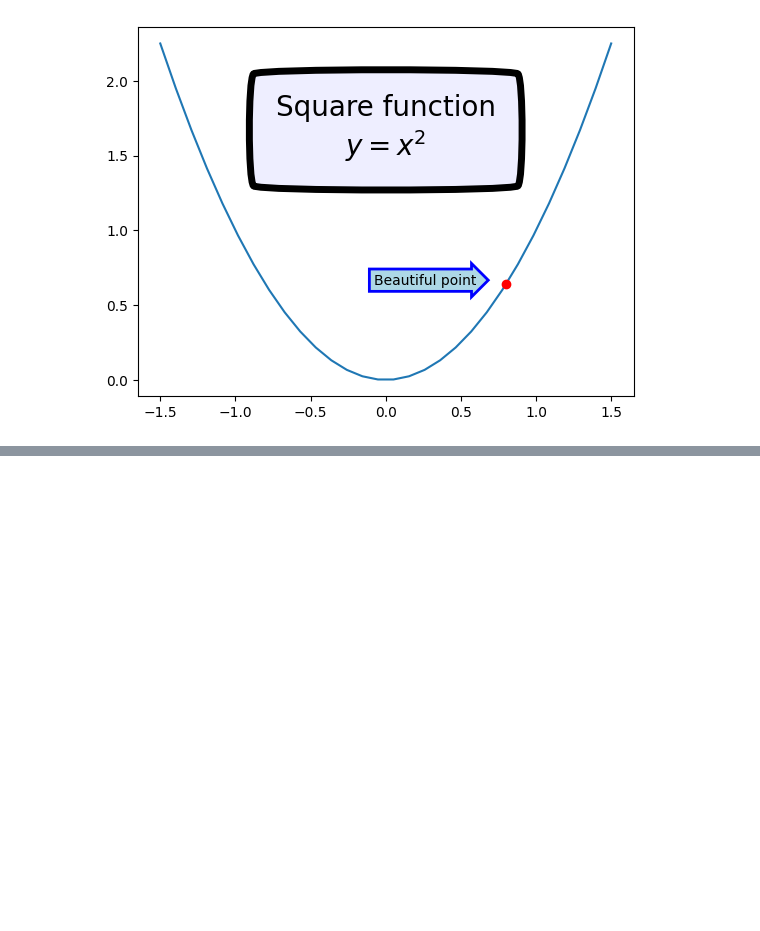
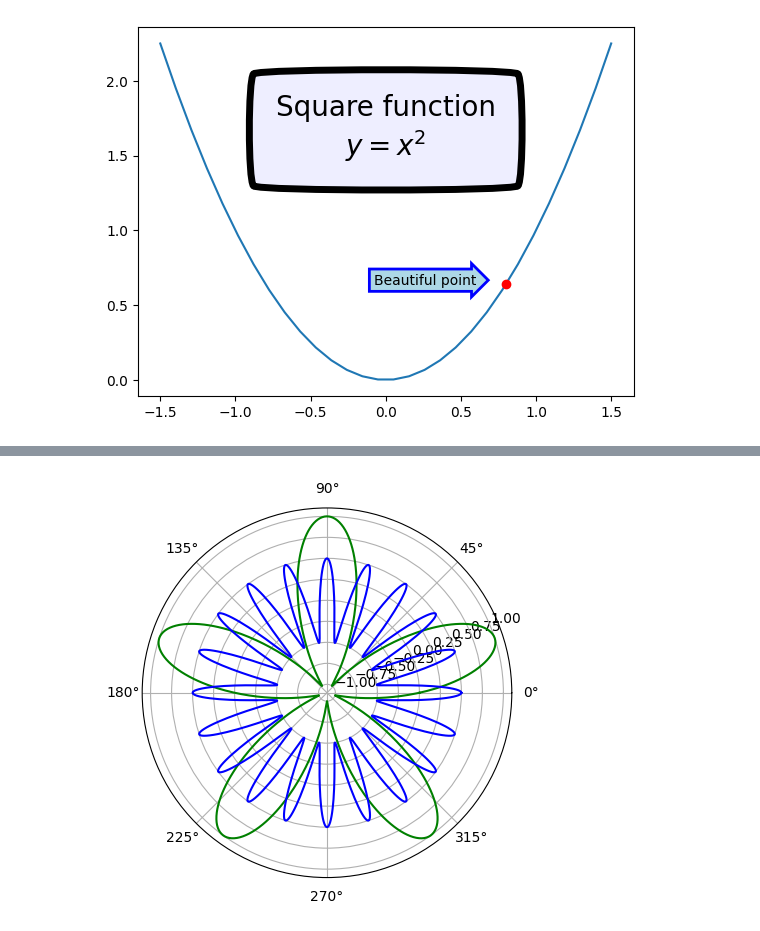
Before and after one commit to carlos19960601/mlnotes, a Jupyter notebook: hands-on-editionv3/matplotlib.ipynb, the cells around one changed output, grey strips where cells are left out. Saved outputs shown, nothing was run; the diff lists cells and outputs as text; code cells hidden in the pictures; blank space fills up the shorter version.

```diff
--- a/hands-on-editionv3/matplotlib.ipynb
+++ b/hands-on-editionv3/matplotlib.ipynb
@@ -244,0 +316,10 @@ plt.show()
+# %%
+radius = 1
+theta = np.linspace(0, 2*np.pi*radius, 1000)
+
+plt.subplot(111, projection='polar')
+plt.plot(theta, np.sin(5*theta), "g-")
+plt.plot(theta, 0.5*np.cos(20*theta), "b-")
+plt.show()
+# %% [output]
+[figure, added]
```
Also changed, not shown: parts of 16 cells of this notebook, 1 other file.
